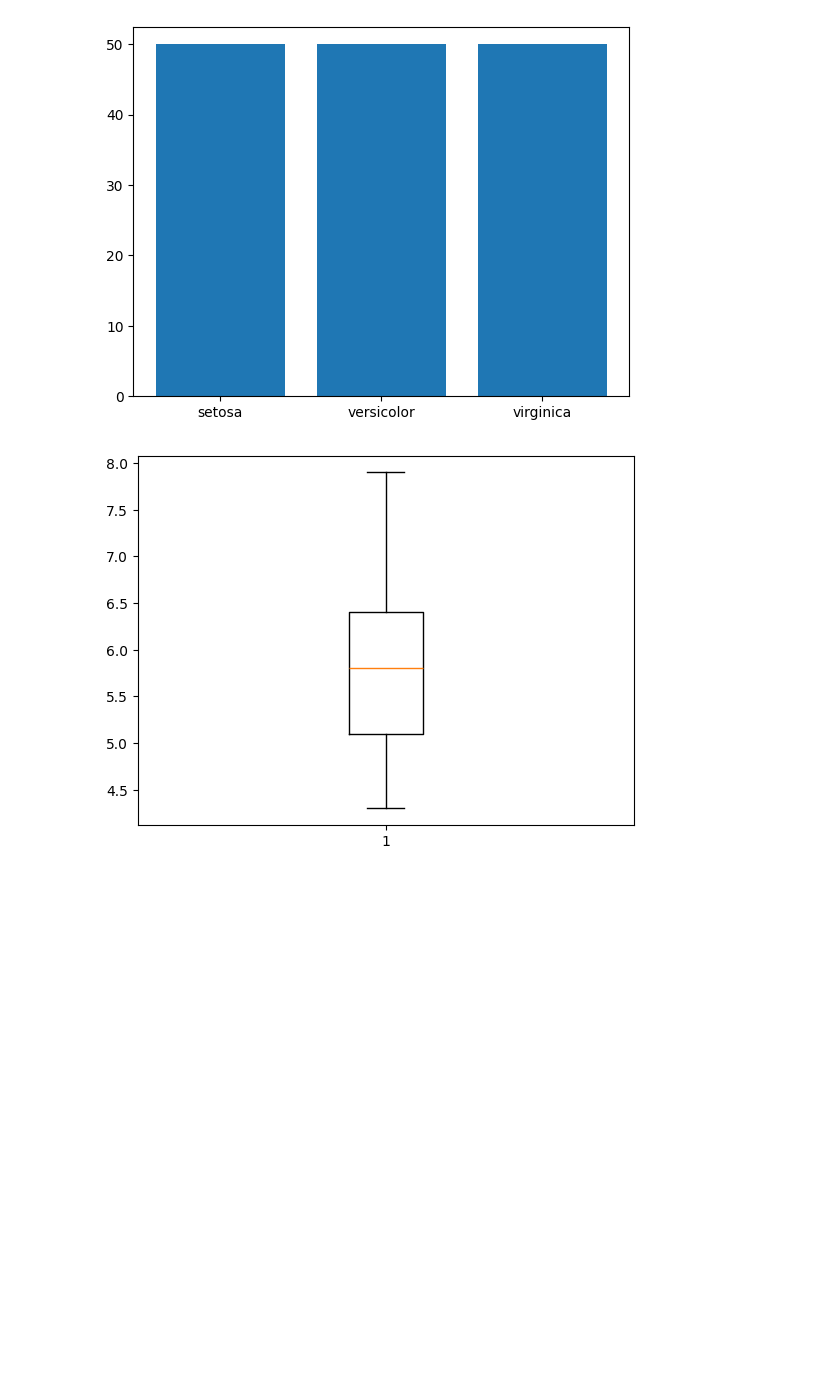
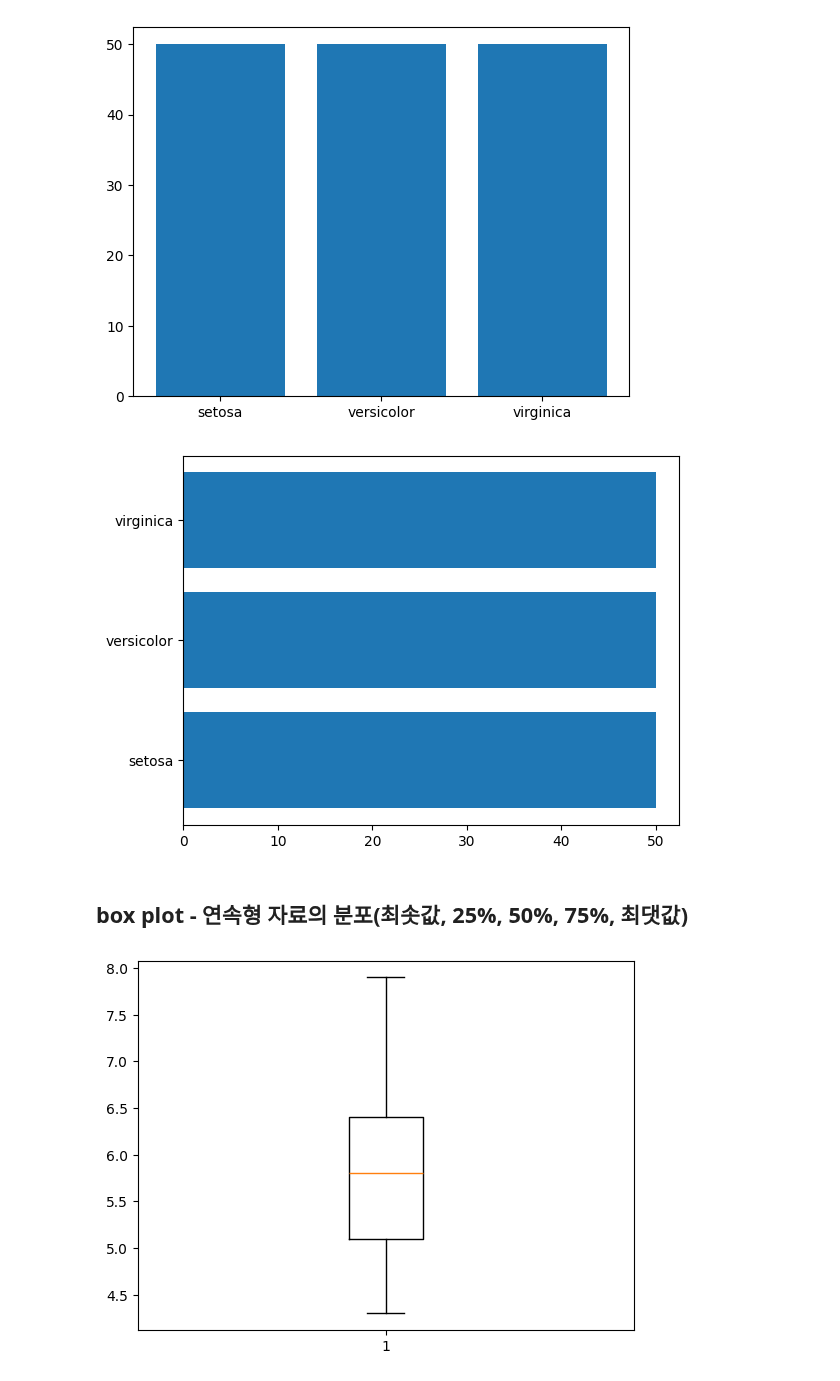
Before and after one commit to JakeOh/202511_BD53, a Jupyter notebook: lab_python/da04_matplotlib.ipynb, the cells around one changed output. Saved outputs shown, nothing was run; the diff lists cells and outputs as text; code cells hidden in the pictures; blank space fills up the shorter version.

```diff
--- a/lab_python/da04_matplotlib.ipynb
+++ b/lab_python/da04_matplotlib.ipynb
@@ -726,4 +727,11 @@ plt.bar(x=species_count.index, height=species_count.values)
 plt.show()
 # %% [output]
 [figure]
+# %%
+plt.barh(y=species_count.index, width=species_count.values)
+plt.show()
+# %% [output]
+[figure, added]
+# %% [markdown]
+## box plot - 연속형 자료의 분포(최솟값, 25%, 50%, 75%, 최댓값)
 # %%
```
Also changed, not shown: parts of 11 cells of this notebook.
